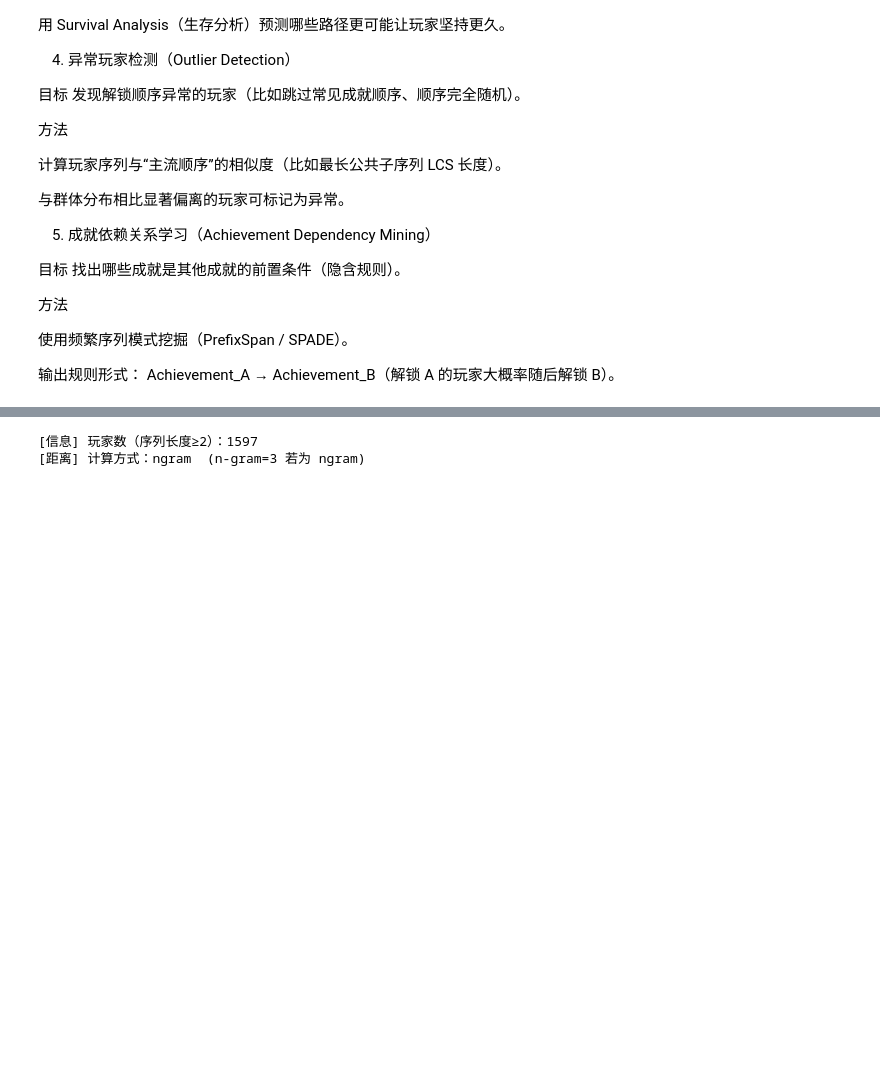
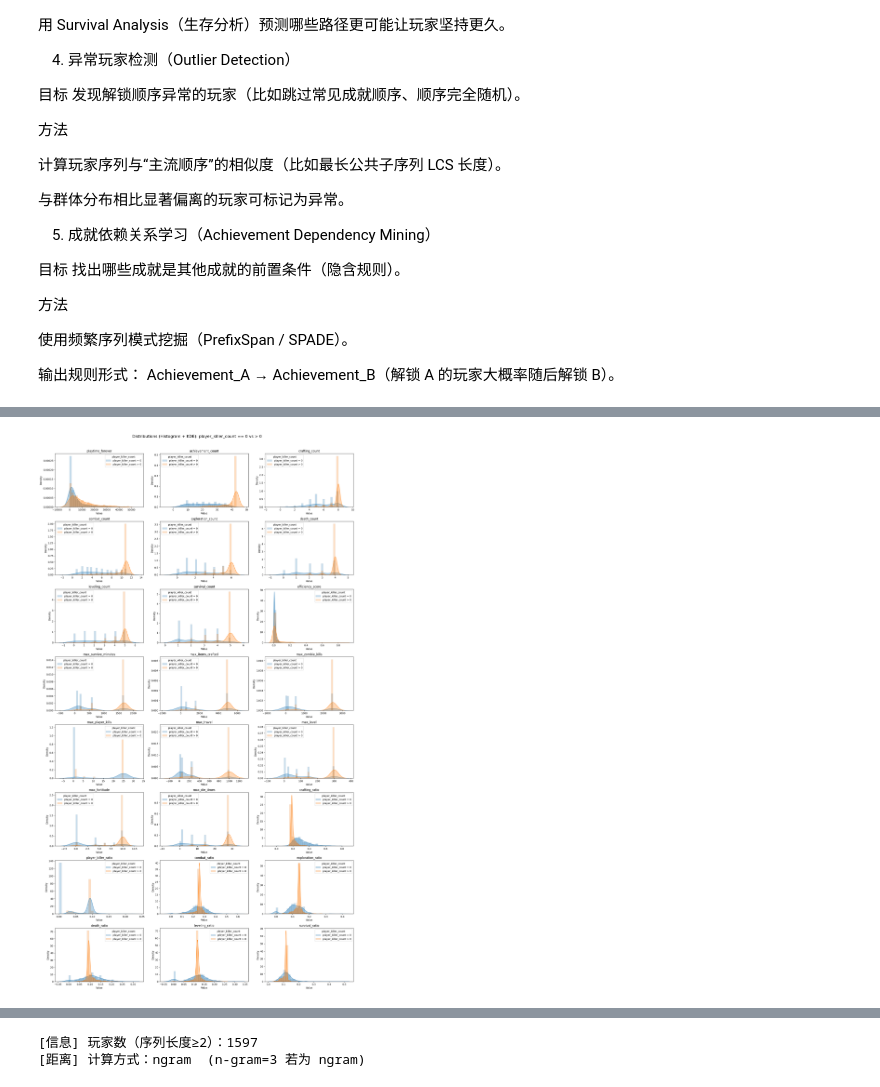
Before and after one commit to alextianyf/Steam-GamePlayer-Insight, a Jupyter notebook: notebooks/7DTD/03-Survival-time-classification.ipynb, the cells around one changed output, grey strips where cells are left out. Cells and saved outputs as stored; diff of their text form; code cells hidden in the pictures; blank space fills up the shorter version.

```diff
--- a/notebooks/7DTD/03-Survival-time-classification.ipynb
+++ b/notebooks/7DTD/03-Survival-time-classification.ipynb
@@ -75,3 +75,6 @@ engine = create_engine("postgresql+psycopg2://alextian:alextian@localhost:5432/s
 
 # pull data from postgre
 df_summary = pd.read_sql("SELECT * FROM player_summary", engine)
+# %%
+df_summary = df_summary[(df_summary['survival_count']!=0) & (df_summary['survival_count']!=43)].copy()
+df_summary
@@ -77,0 +99,11 @@ df_summary = pd.read_sql("SELECT * FROM player_summary", engine)
+# %%
+count_feature = [c for c in df_summary.columns if (c.endswith("_count")) & (c != 'achievement_count')]
+
+denominator = df_summary["achievement_count"].replace(0, np.nan)
+
+for feature in count_feature:
+    ratio_feature = feature.replace("_count","_ratio")
+    df_summary[ratio_feature] = df_summary[feature]/denominator
+
+df_summary = df_summary.fillna(0)
+df_summary
@@ -77,0 +269,4 @@ df_summary = pd.read_sql("SELECT * FROM player_summary", engine)
+# %%
+plot_dists_by_zero_group(df_summary, col="player_killer_count", remove_outliers=True)
+# %% [output]
+[figure, added]
```
Also changed, not shown: parts of 6 cells of this notebook.
